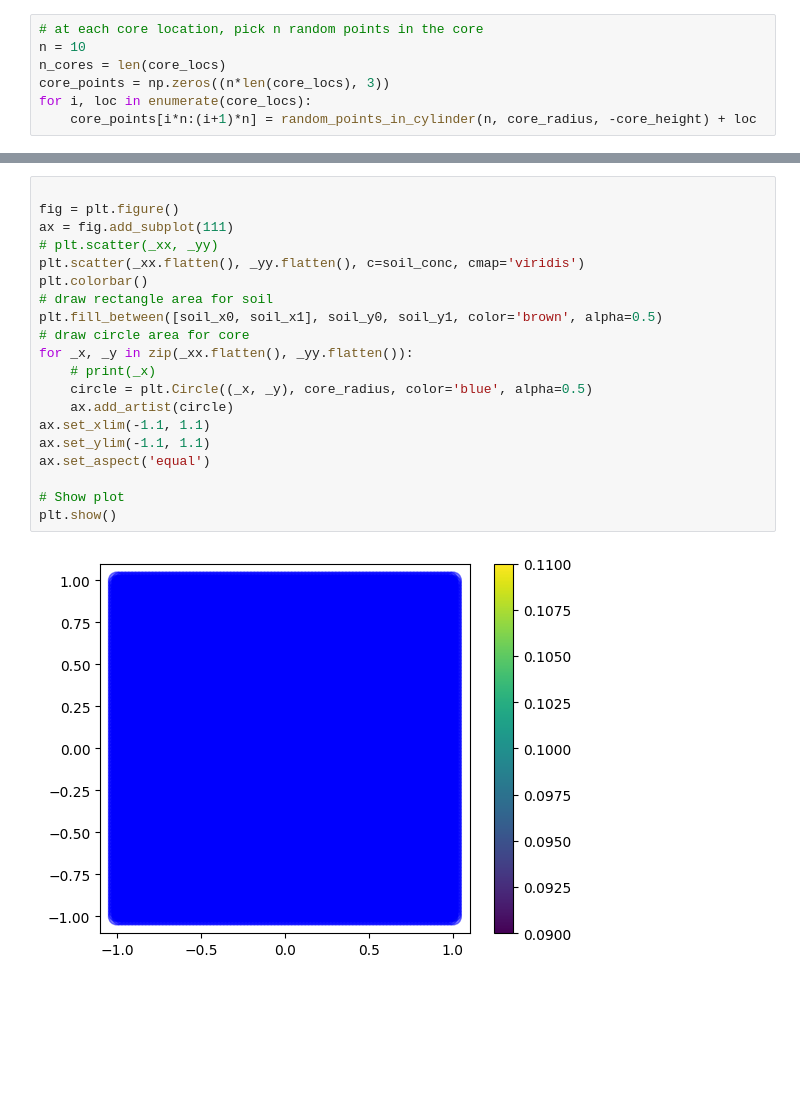
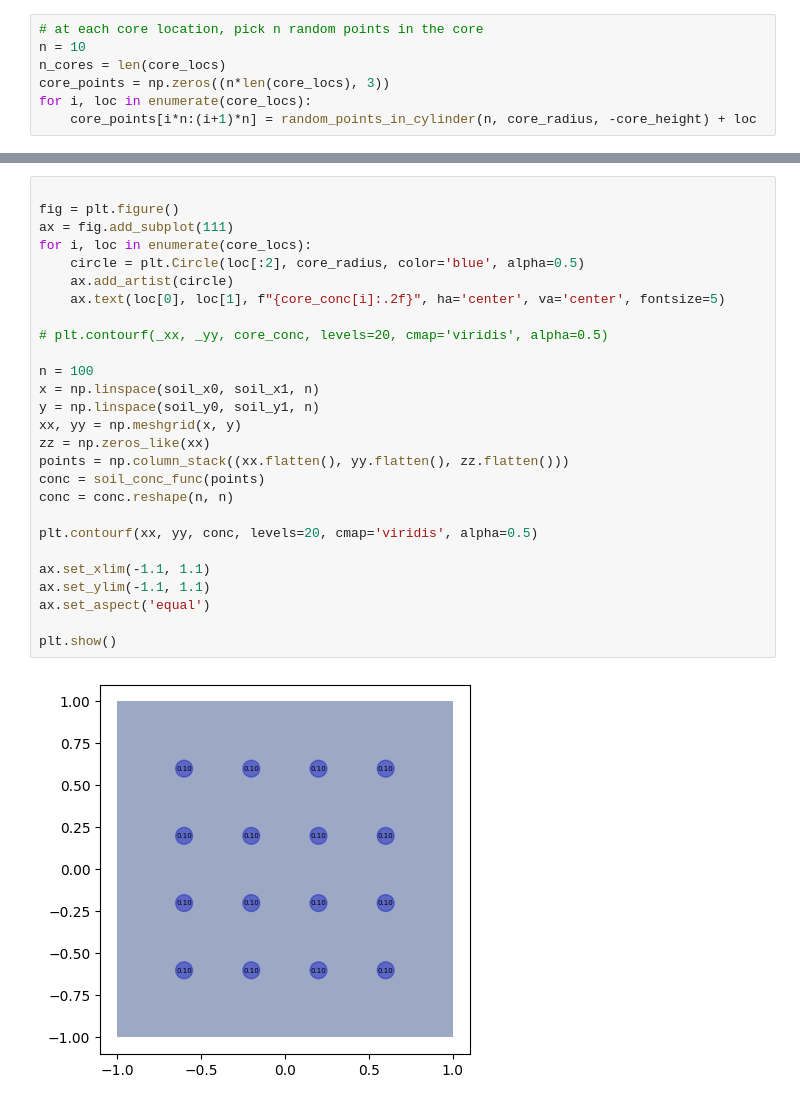
Before and after one commit to JoseACortes/SimpleSoilSampleSim, a Jupyter notebook: prototype.ipynb, the cells around one changed output, grey strips where cells are left out. Drawn from its saved outputs; the diff is of its cells as text; blank space fills up the shorter version.

```diff
--- a/prototype.ipynb
+++ b/prototype.ipynb
@@ -178,22 +355,29 @@ for i in range(n_cores):
-# %%
-
-fig = plt.figure()
-ax = fig.add_subplot(111)
-# plt.scatter(_xx, _yy)
-plt.scatter(_xx.flatten(), _yy.flatten(), c=soil_conc, cmap='viridis')
-plt.colorbar()
-# draw rectangle area for soil
-plt.fill_between([soil_x0, soil_x1], soil_y0, soil_y1, color='brown', alpha=0.5)
-# draw circle area for core
-for _x, _y in zip(_xx.flatten(), _yy.flatten()):
-    # print(_x)
-    circle = plt.Circle((_x, _y), core_radius, color='blue', alpha=0.5)
-    ax.add_artist(circle)
-ax.set_xlim(-1.1, 1.1)
-ax.set_ylim(-1.1, 1.1)
-ax.set_aspect('equal')
-
-# Show plot
-plt.show()
-# %% [output]
-[figure, removed]
+# %%
+
+fig = plt.figure()
+ax = fig.add_subplot(111)
+for i, loc in enumerate(core_locs):
+    circle = plt.Circle(loc[:2], core_radius, color='blue', alpha=0.5)
+    ax.add_artist(circle)
+    ax.text(loc[0], loc[1], f"{core_conc[i]:.2f}", ha='center', va='center', fontsize=5)
+
+# plt.contourf(_xx, _yy, core_conc, levels=20, cmap='viridis', alpha=0.5)
+
+n = 100
+x = np.linspace(soil_x0, soil_x1, n)
+y = np.linspace(soil_y0, soil_y1, n)
+xx, yy = np.meshgrid(x, y)
+zz = np.zeros_like(xx)
+points = np.column_stack((xx.flatten(), yy.flatten(), zz.flatten()))
+conc = soil_conc_func(points)
+conc = conc.reshape(n, n)
+
+plt.contourf(xx, yy, conc, levels=20, cmap='viridis', alpha=0.5)
+
+ax.set_xlim(-1.1, 1.1)
+ax.set_ylim(-1.1, 1.1)
+ax.set_aspect('equal')
+
+plt.show()
+# %% [output]
+[figure, added]
```
Also changed, not shown: parts of 26 cells of this notebook.
